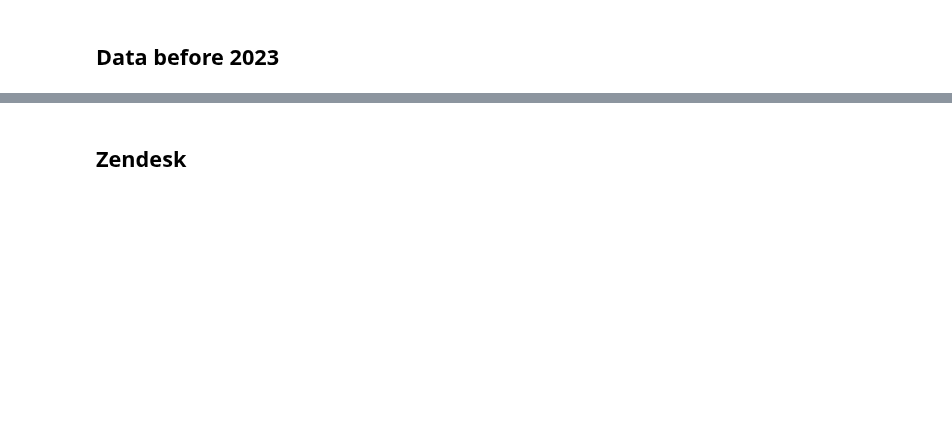
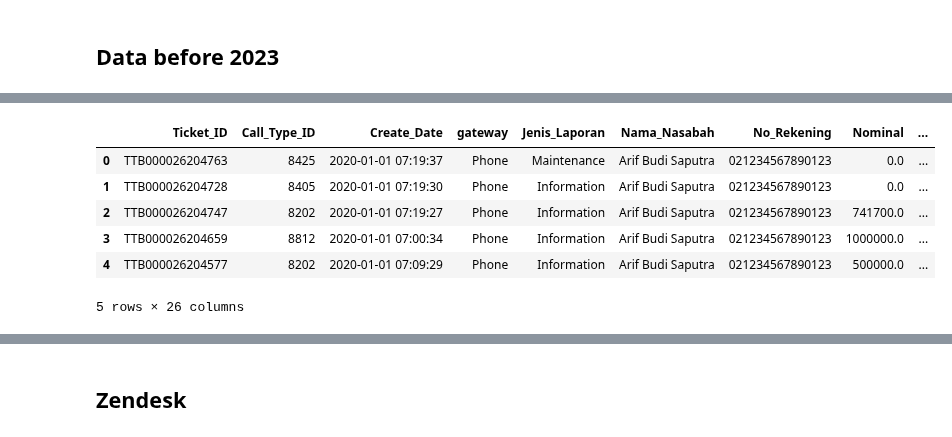
Before and after one commit to masterA88/dataquality2-new, a Jupyter notebook: cleansing.ipynb, the cells around one changed output, grey strips where cells are left out. Saved outputs shown, nothing was run; the diff lists cells and outputs as text; code cells hidden in the pictures; blank space fills up the shorter version.

```diff
--- a/cleansing.ipynb
+++ b/cleansing.ipynb
@@ -452,0 +463,19 @@ See the caveats in the documentation: https://pandas.pydata.org/pandas-docs/stab
+# %%
+import pandas as pd
+
+path=r"D:\dataquality\bricare_100k_before2023.csv"
+path2=r"D:\dataquality\bricare_100k_cleaned.csv"
+df=pd.read_csv(path2)
+# df.drop('Unnamed: 0', axis=1, inplace=True)
+# df.drop(df.columns[0], axis=1, inplace=True)
+df.drop('Call_Type', axis=1, inplace=True)
+df.to_csv("bricare_100k_before2023_cleaned.csv")
+df.head()
+# %% [output]
+|  | Ticket_ID | Call_Type_ID | Create_Date | gateway | Jenis_Laporan | Nama_Nasabah | No_Rekening | Nominal | ... |
+| 0 | TTB000026204763 | 8425 | 2020-01-01 07:19:37 | Phone | Maintenance | Arif Budi Saputra | 021234567890123 | 0.0 | ... |
+| 1 | TTB000026204728 | 8405 | 2020-01-01 07:19:30 | Phone | Information | Arif Budi Saputra | 021234567890123 | 0.0 | ... |
+| 2 | TTB000026204747 | 8202 | 2020-01-01 07:19:27 | Phone | Information | Arif Budi Saputra | 021234567890123 | 741700.0 | ... |
+| 3 | TTB000026204659 | 8812 | 2020-01-01 07:00:34 | Phone | Information | Arif Budi Saputra | 021234567890123 | 1000000.0 | ... |
+| 4 | TTB000026204577 | 8202 | 2020-01-01 07:09:29 | Phone | Information | Arif Budi Saputra | 021234567890123 | 500000.0 | ... |
+5 rows × 26 columns
```
Also changed, not shown: parts of 10 cells of this notebook.
